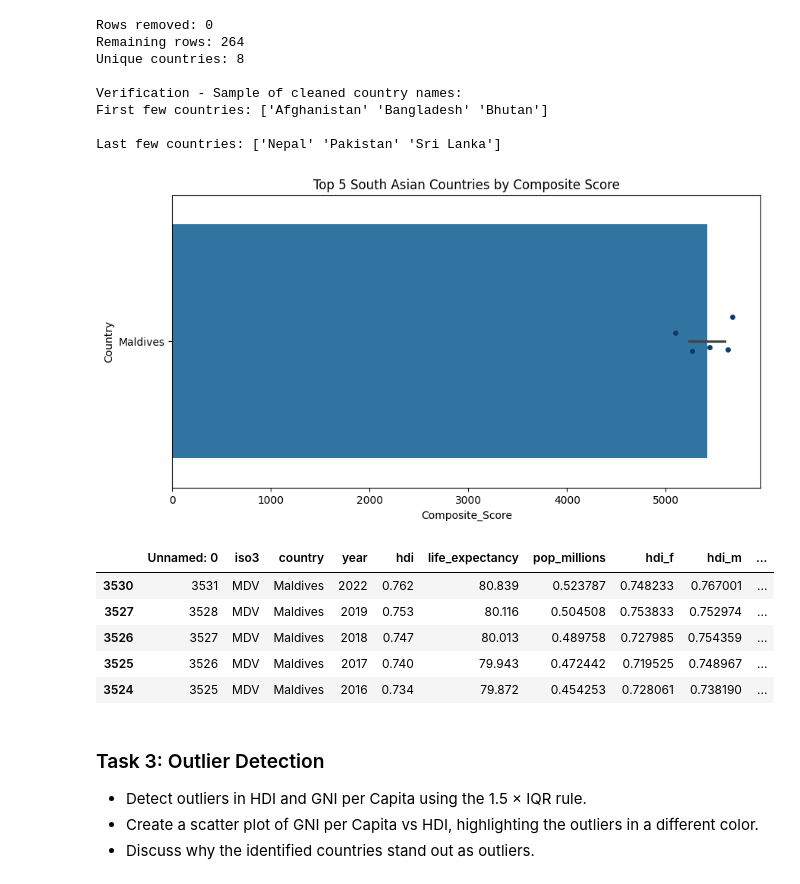
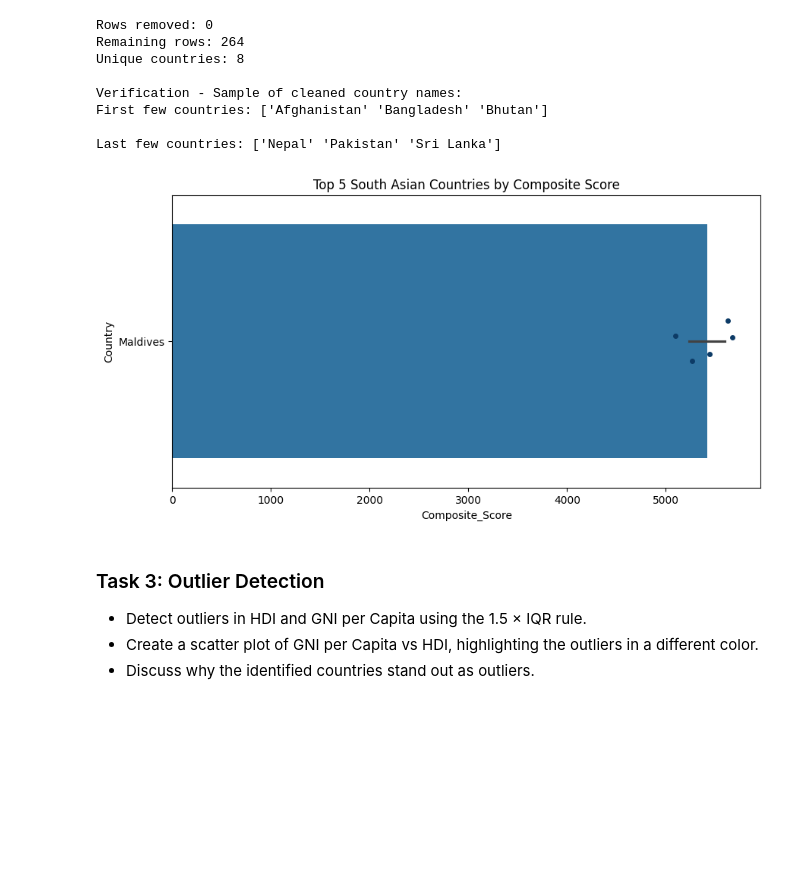
Before and after one commit to soupdoumplings/5CS037-Assignment1-HDI-Analysis--UjwalShrestha-, a Jupyter notebook: WLV2461787_UjwalShrestha.ipynb, the cells around one changed output. Saved outputs shown, nothing was run; the diff lists cells and outputs as text; code cells hidden in the pictures; blank space fills up the shorter version.

```diff
--- a/WLV2461787_UjwalShrestha.ipynb
+++ b/WLV2461787_UjwalShrestha.ipynb
@@ -1330,43 +1336,43 @@ Last few countries: ['Nepal' 'Pakistan' 'Sri Lanka']
 # %%
 south_asia_clean_df['Composite_Score'] = (
     0.30 * south_asia_clean_df['life_expectancy'] +
     0.30 * south_asia_clean_df['gross_inc_percap']
 )
 
 south_asia_clean_df = (
     south_asia_clean_df.
-    sort_values(by='Composite_Score',ascending=False)
+    sort_values(by='Composite_Score',ascending=False
 )
 
-top5_countries_hdi = south_asia_clean_df.head(5)
+top5_countries_cs = south_asia_clean_df.head(5)
 
 plt.figure(figsize=(10, 5))
 sns.barplot(
-    data = top5_countries_hdi,
+    data = top5_countries_cs,
     x='Composite_Score',
     y='country')
 
 sns.stripplot(
-    data=top5_countries_hdi,
+    data=top5_countries_cs,
     x='Composite_Score',
     y='country',
     color='#0D3B66'
 )
 
 plt.xlabel('Composite_Score')
 plt.ylabel('Country')
 plt.title('Top 5 South Asian Countries by Composite Score')
 plt.show()
 
-top5_countries_hdi
+top5_countries_cs
+
+# Verification
+top5_countries_hdi = (
+    south_asia_clean_df.
+    sort_values(by='hdi',ascending=False)
+    ).head()
 # %% [output]
-[figure, old version]
+[figure, new version]
-|  | Unnamed: 0 | iso3 | country | year | hdi | life_expectancy | pop_millions | hdi_f | hdi_m | ... |
-| 3530 | 3531 | MDV | Maldives | 2022 | 0.762 | 80.839 | 0.523787 | 0.748233 | 0.767001 | ... |
-| 3527 | 3528 | MDV | Maldives | 2019 | 0.753 | 80.116 | 0.504508 | 0.753833 | 0.752974 | ... |
-| 3526 | 3527 | MDV | Maldives | 2018 | 0.747 | 80.013 | 0.489758 | 0.727985 | 0.754359 | ... |
-| 3525 | 3526 | MDV | Maldives | 2017 | 0.740 | 79.943 | 0.472442 | 0.719525 | 0.748967 | ... |
-| 3524 | 3525 | MDV | Maldives | 2016 | 0.734 | 79.872 | 0.454253 | 0.728061 | 0.738190 | ... |
 # %% [markdown]
 ### Task 3: Outlier Detection
 * Detect outliers in HDI and GNI per Capita using the 1.5 × IQR rule.
```
Also changed, not shown: parts of 7 cells of this notebook.
